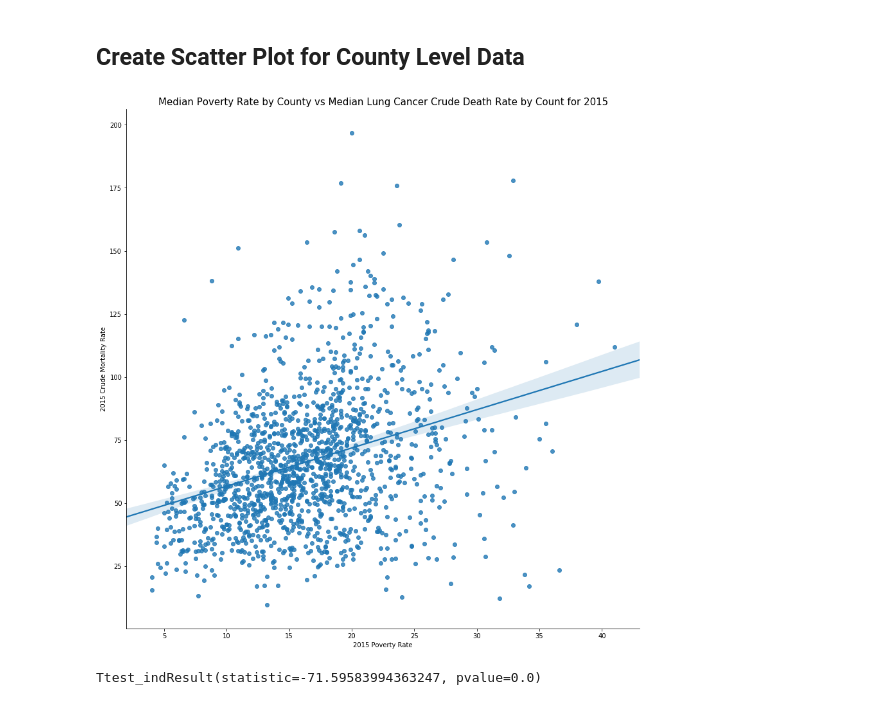
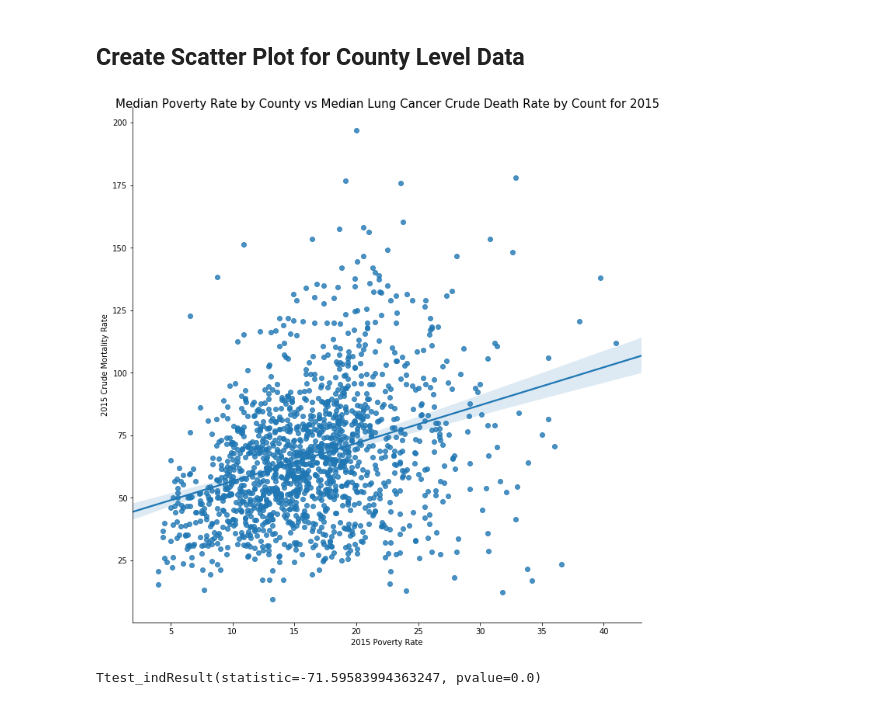
Before and after one commit to gretelup/dataviz-project1, a Jupyter notebook: data_analysis.ipynb, the cells around one changed output. Drawn from its saved outputs; the diff is of its cells as text; code cells hidden in the pictures.

Commit message:
Fixed README and images

```diff
--- a/data_analysis.ipynb
+++ b/data_analysis.ipynb
@@ -366,12 +367,12 @@ deathPovertyRateCountyDF.head()
 # %%
 # Creating same scatter plot model for county level data
 sns.lmplot(x='2015 Poverty Rate',y='2015 Crude Mortality Rate',data=deathPovertyRateCountyDF,
-           fit_reg=True, height=12, sharey = 'all')
-plt.title('Median Poverty Rate by County vs Median Lung Cancer Crude Death Rate by Count for 2015', size=15)
+           fit_reg=True, height=10, sharey = 'all')
+plt.title('Median Poverty Rate by County vs Median Lung Cancer Crude Death Rate by Count for 2015', size=15, pad = -1)
 plt.savefig(os.path.join("Images", "Poverty_v_Cancer_County_Scatter.png"))
 plt.show()
 # %% [output]
-[figure, old version]
+[figure, new version]
 # %%
 stats.ttest_ind(deathPovertyRateCountyDF['2015 Poverty Rate'], deathPovertyRateCountyDF['2015 Crude Mortality Rate'],
                 equal_var=False)
```
Also changed, not shown: parts of 3 cells of this notebook, 3 other files.
